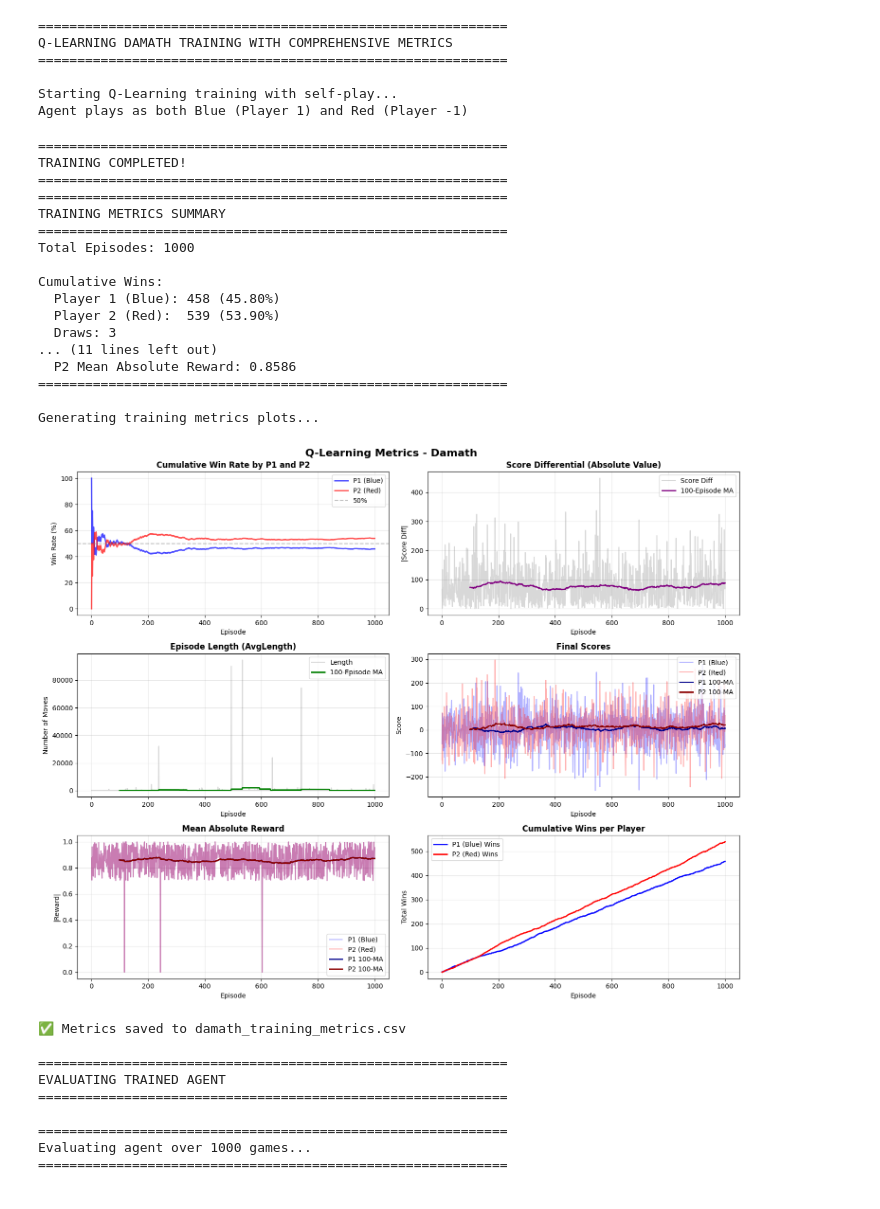
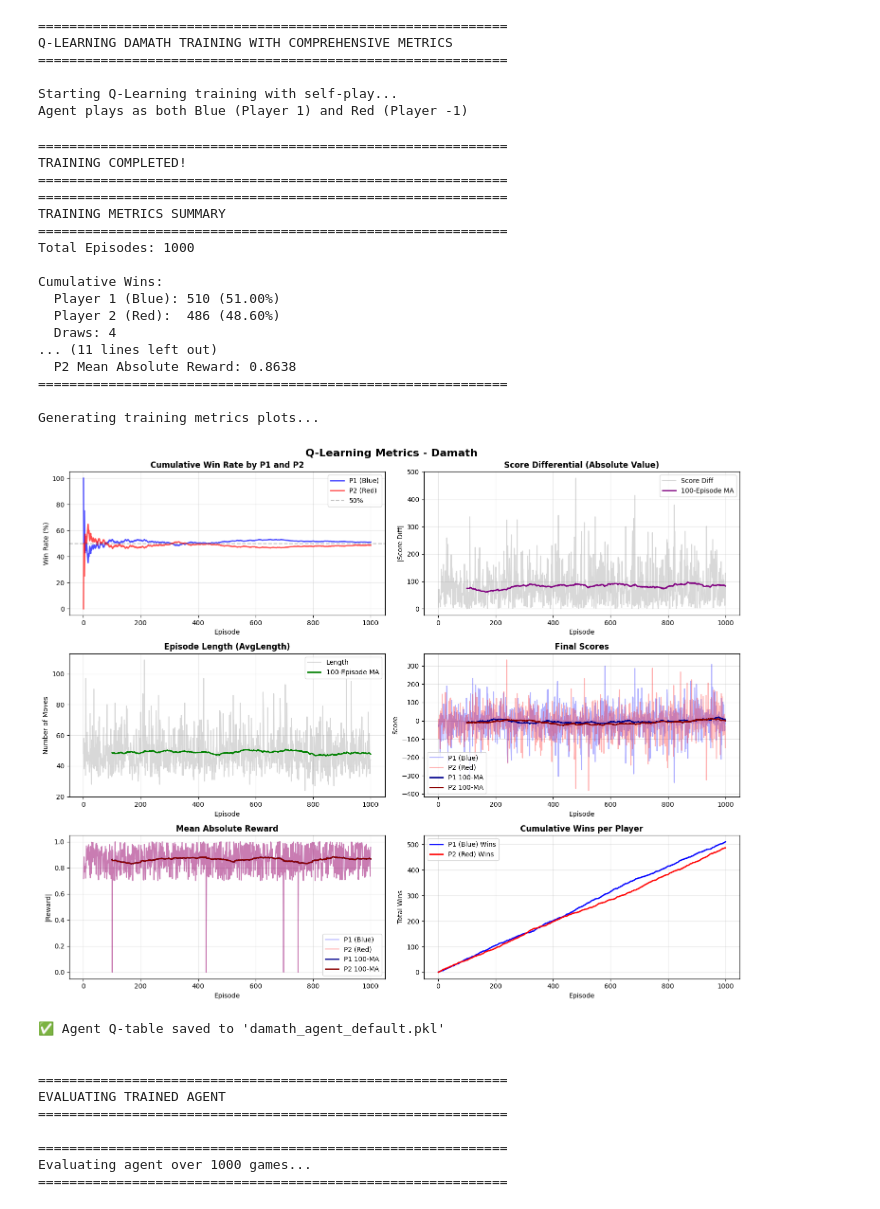
Before and after one commit to machiwao/CCRNFLRL_Integer_Damath, a Jupyter notebook: q_learning.ipynb, the cells around one changed output. Drawn from its saved outputs; the diff is of its cells as text; code cells hidden in the pictures.

```diff
--- a/q_learning.ipynb
+++ b/q_learning.ipynb
@@ -748,7 +929,7 @@ if __name__ == "__main__":
         episodes=1000,
         reward_alpha=0.7,
         learning_rate=0.01,
-        gamma=0.5,
+        gamma=0.9,
         epsilon=0.2,
         K=100.0
     )
@@ -758,74 +939,42 @@ if __name__ == "__main__":
     print("="*60)
 
     # Print comprehensive training summary
     training_metrics.print_summary()
 
     # Plot training metrics
     print("\nGenerating training metrics plots...")
     training_metrics.plot_metrics(window=100)
 
-    # Save training metrics to CSV
-    training_metrics.save_to_csv('damath_training_metrics.csv')
-
     # Save trained agent Q-table
-    trained_agent.save('damath_agent_trained_with_metrics.pkl')
-    print("✅ Agent Q-table saved to 'damath_agent_trained_with_metrics.pkl'\n")
-
-    # Evaluate the trained agent with metrics
-    print("\n" + "="*60)
-    print("EVALUATING TRAINED AGENT")
-    print("="*60)
-
-    eval_metrics = evaluate_agent_with_metrics(
-        trained_agent,
-        num_games=1000,
-        reward_alpha=0.7,
-        K=100.0
-    )
-
-    # Save evaluation metrics to CSV
-    eval_metrics.save_to_csv('damath_evaluation_metrics.csv')
-
-    print("\n" + "="*60)
-    print("ALL METRICS AND VISUALIZATIONS COMPLETE!")
-    print("="*60)
-    print("\nFiles generated:")
-    print("  1. damath_training_metrics.csv")
-    print("  2. damath_evaluation_metrics.csv")
-    print("  3. damath_agent_trained_with_metrics.pkl")
-    print("  4. Training metrics plots (displayed)")
-
-
-
-    print("="*60)    print("  5. Evaluation metrics plots (displayed)")    print("  4. Training metrics plots (displayed)")
-    print("  5. Evaluation metrics plots (displayed)")
-    print("="*60)
+    trained_agent.save('damath_agent_default.pkl')
+    print("✅ Agent Q-table saved to 'damath_agent_default.pkl'\n")
 # %% [output]
 ============================================================
 Q-LEARNING DAMATH TRAINING WITH COMPREHENSIVE METRICS
 ============================================================
 
 Starting Q-Learning training with self-play...
 Agent plays as both Blue (Player 1) and Red (Player -1)
 ============================================================
 TRAINING COMPLETED!
 ============================================================
 ============================================================
 TRAINING METRICS SUMMARY
 ============================================================
 Total Episodes: 1000
 
 Cumulative Wins:
-  Player 1 (Blue): 458 (45.80%)
-  Player 2 (Red):  539 (53.90%)
-  Draws: 3
+  Player 1 (Blue): 510 (51.00%)
+  Player 2 (Red):  486 (48.60%)
+  Draws: 4
 ... (11 lines left out)
-  P2 Mean Absolute Reward: 0.8586
+  P2 Mean Absolute Reward: 0.8638
 ============================================================
 
 Generating training metrics plots...
-[figure, old version]
+[figure, new version]
-✅ Metrics saved to damath_training_metrics.csv
+✅ Agent Q-table saved to 'damath_agent_default.pkl'
+
 
 ============================================================
 EVALUATING TRAINED AGENT
```
Also changed, not shown: parts of 10 cells of this notebook.
